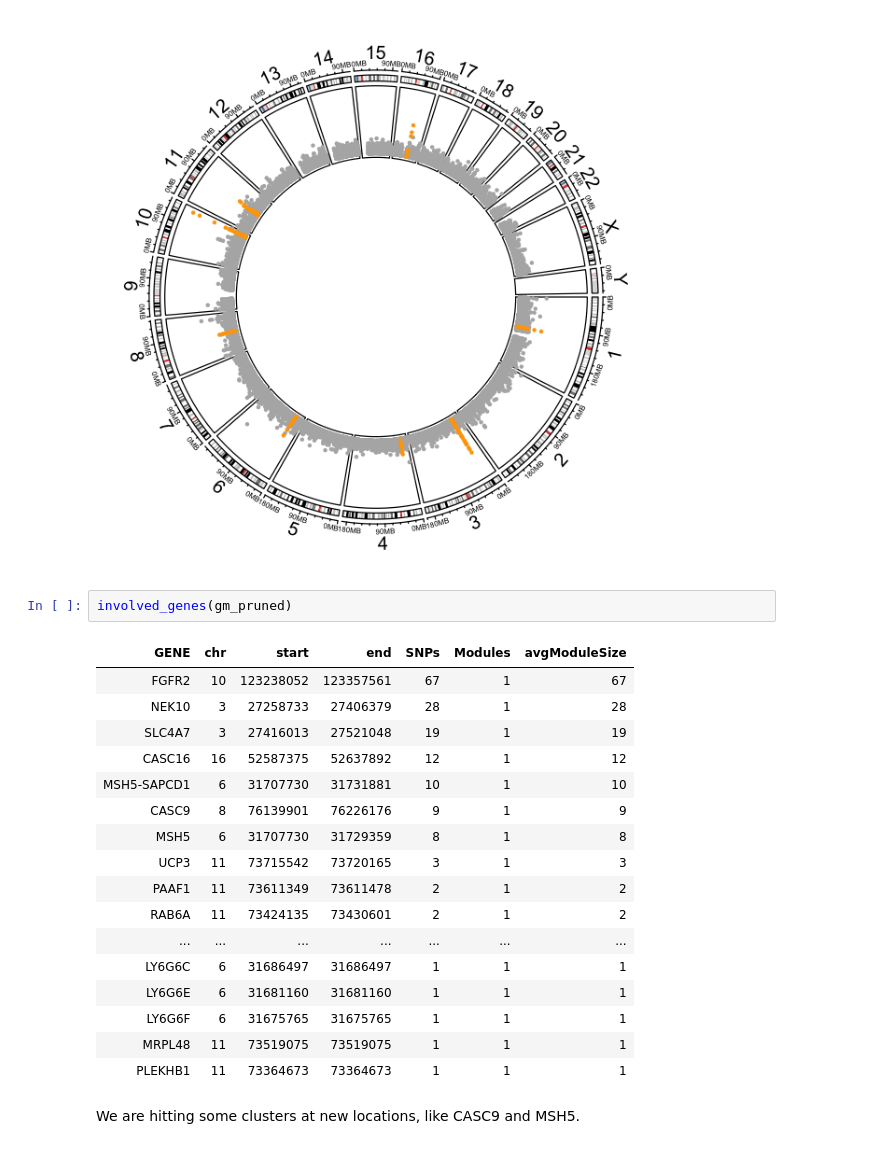
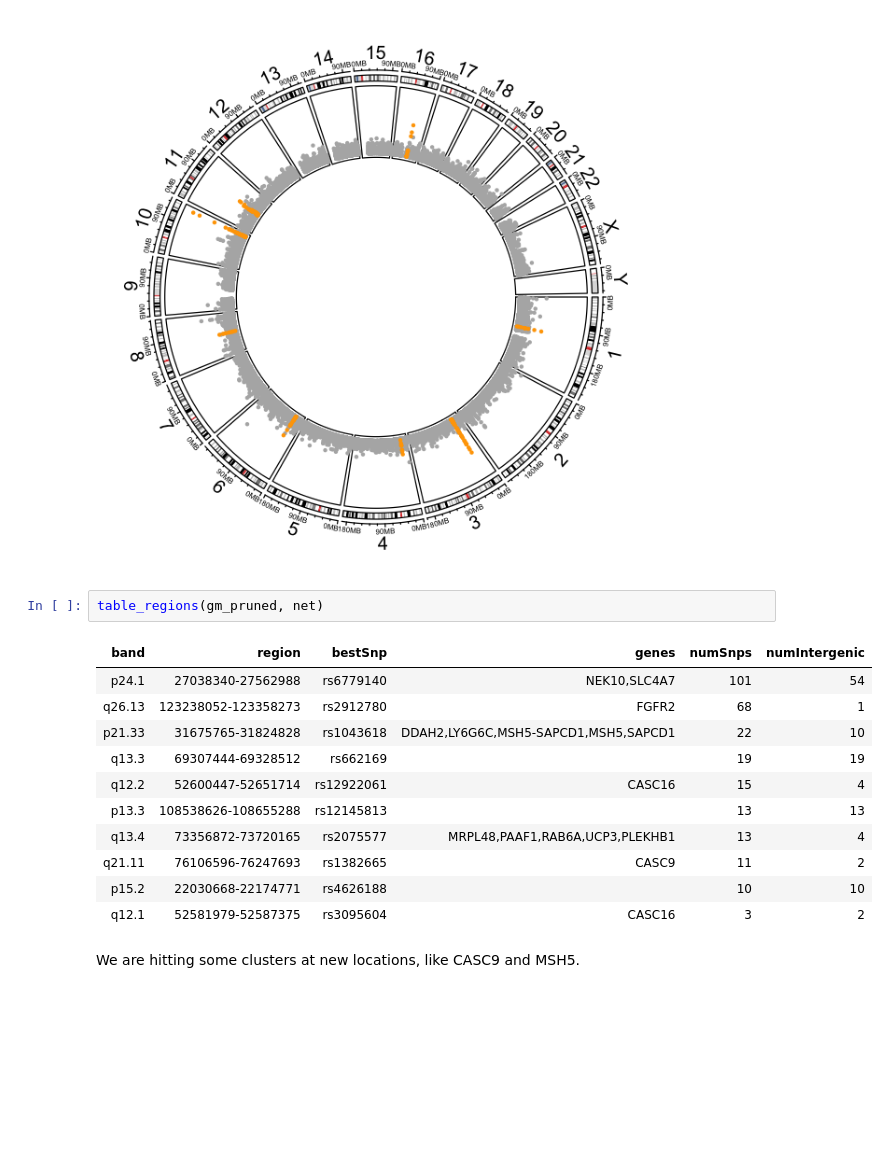
Before and after one commit to hclimente/genewa, a Jupyter notebook: results/genesis/additive_analysis.ipynb, the cells around one changed output. Saved outputs shown, nothing was run; the diff lists cells and outputs as text; blank space fills up the shorter version.

Commit message:
added network prune script

```diff
--- a/results/genesis/additive_analysis.ipynb
+++ b/results/genesis/additive_analysis.ipynb
@@ -495,26 +469,20 @@ plot_ideogram(gm_pruned)
 # %% [output]
 [1] 275
 [figure]
-# %%
-involved_genes(gm_pruned)
-# %% [output]
-| GENE | chr | start | end | SNPs | Modules | avgModuleSize |
-| FGFR2 | 10 | 123238052 | 123357561 | 67 | 1 | 67 |
-| NEK10 | 3 | 27258733 | 27406379 | 28 | 1 | 28 |
-| SLC4A7 | 3 | 27416013 | 27521048 | 19 | 1 | 19 |
-| CASC16 | 16 | 52587375 | 52637892 | 12 | 1 | 12 |
-| MSH5-SAPCD1 | 6 | 31707730 | 31731881 | 10 | 1 | 10 |
-| CASC9 | 8 | 76139901 | 76226176 | 9 | 1 | 9 |
-| MSH5 | 6 | 31707730 | 31729359 | 8 | 1 | 8 |
-| UCP3 | 11 | 73715542 | 73720165 | 3 | 1 | 3 |
-| PAAF1 | 11 | 73611349 | 73611478 | 2 | 1 | 2 |
-| RAB6A | 11 | 73424135 | 73430601 | 2 | 1 | 2 |
-| ... | ... | ... | ... | ... | ... | ... |
-| LY6G6C | 6 | 31686497 | 31686497 | 1 | 1 | 1 |
-| LY6G6E | 6 | 31681160 | 31681160 | 1 | 1 | 1 |
-| LY6G6F | 6 | 31675765 | 31675765 | 1 | 1 | 1 |
-| MRPL48 | 11 | 73519075 | 73519075 | 1 | 1 | 1 |
-| PLEKHB1 | 11 | 73364673 | 73364673 | 1 | 1 | 1 |
+# %%
+table_regions(gm_pruned, net)
+# %% [output]
+| band | region | bestSnp | genes | numSnps | numIntergenic |
+| p24.1 | 27038340-27562988 | rs6779140 | NEK10,SLC4A7 | 101 | 54 |
+| q26.13 | 123238052-123358273 | rs2912780 | FGFR2 | 68 | 1 |
+| p21.33 | 31675765-31824828 | rs1043618 | DDAH2,LY6G6C,MSH5-SAPCD1,MSH5,SAPCD1 | 22 | 10 |
+| q13.3 | 69307444-69328512 | rs662169 |  | 19 | 19 |
+| q12.2 | 52600447-52651714 | rs12922061 | CASC16 | 15 | 4 |
+| p13.3 | 108538626-108655288 | rs12145813 |  | 13 | 13 |
+| q13.4 | 73356872-73720165 | rs2075577 | MRPL48,PAAF1,RAB6A,UCP3,PLEKHB1 | 13 | 4 |
+| q21.11 | 76106596-76247693 | rs1382665 | CASC9 | 11 | 2 |
+| p15.2 | 22030668-22174771 | rs4626188 |  | 10 | 10 |
+| q12.1 | 52581979-52587375 | rs3095604 | CASC16 | 3 | 2 |
 # %% [markdown]
 We are hitting some clusters at new locations, like CASC9 and MSH5.
 # %% [markdown]
```
Also changed, not shown: parts of 17 cells of this notebook, 2 other files.
